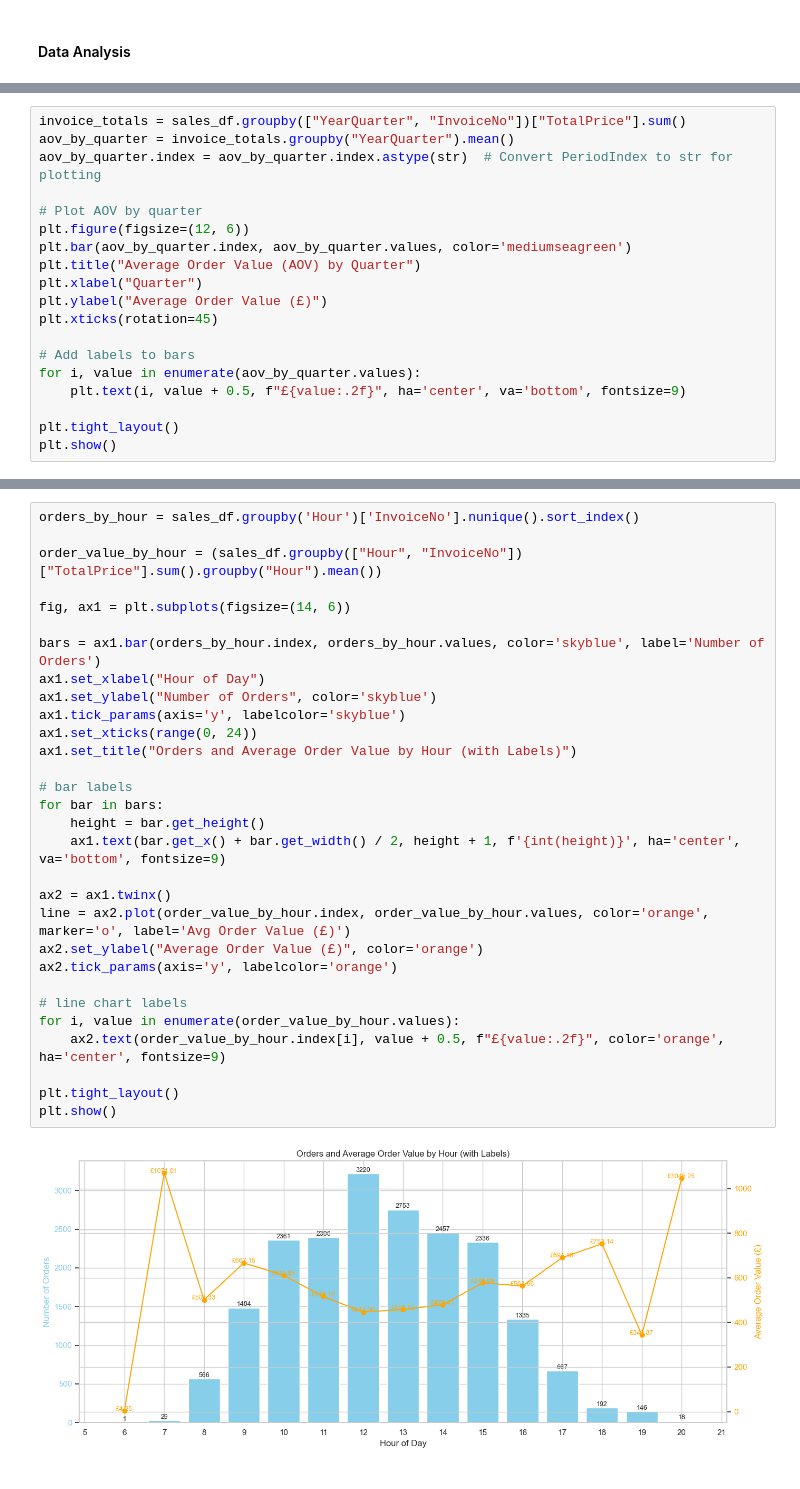
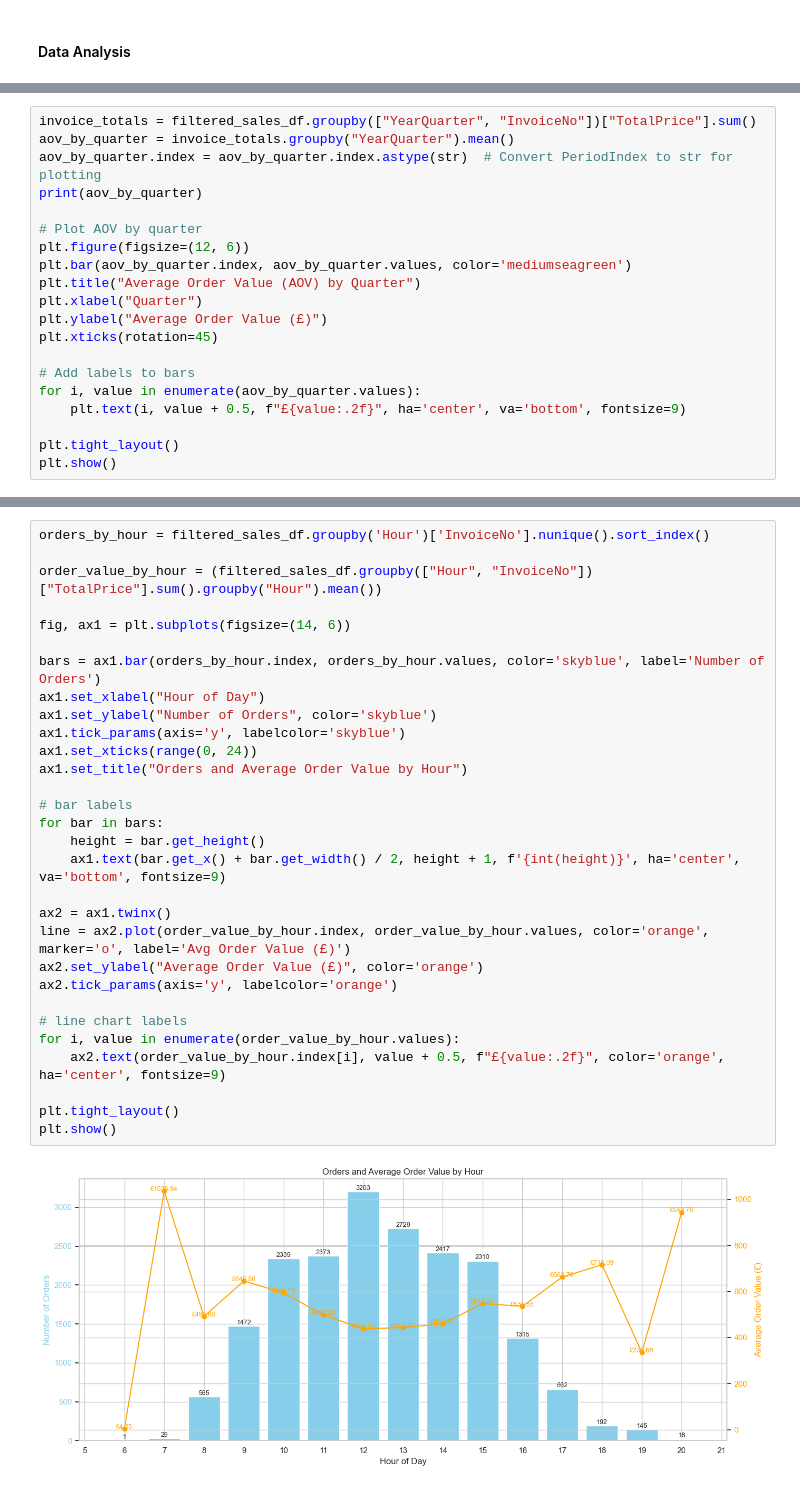
Before and after one commit to DorotasHub/online-retail-analysis, a Jupyter notebook: notebooks/data_analysis_nb.ipynb, the cells around one changed output, grey strips where cells are left out. Cells and saved outputs as stored; diff of their text form.

```diff
--- a/notebooks/data_analysis_nb.ipynb
+++ b/notebooks/data_analysis_nb.ipynb
@@ -368,8 +480,9 @@ plt.show()
 [figure]
 # %%
-invoice_totals = sales_df.groupby(["YearQuarter", "InvoiceNo"])["TotalPrice"].sum()
+invoice_totals = filtered_sales_df.groupby(["YearQuarter", "InvoiceNo"])["TotalPrice"].sum()
 aov_by_quarter = invoice_totals.groupby("YearQuarter").mean()
 aov_by_quarter.index = aov_by_quarter.index.astype(str)  # Convert PeriodIndex to str for plotting
+print(aov_by_quarter)
 
 # Plot AOV by quarter
 plt.figure(figsize=(12, 6))
@@ -442,35 +563,35 @@ Hour
 20      18
 Name: InvoiceNo, dtype: int64
 # %%
-orders_by_hour = sales_df.groupby('Hour')['InvoiceNo'].nunique().sort_index()
+orders_by_hour = filtered_sales_df.groupby('Hour')['InvoiceNo'].nunique().sort_index()
 
-order_value_by_hour = (sales_df.groupby(["Hour", "InvoiceNo"])["TotalPrice"].sum().groupby("Hour").mean())
+order_value_by_hour = (filtered_sales_df.groupby(["Hour", "InvoiceNo"])["TotalPrice"].sum().groupby("Hour").mean())
 
 fig, ax1 = plt.subplots(figsize=(14, 6))
 
 bars = ax1.bar(orders_by_hour.index, orders_by_hour.values, color='skyblue', label='Number of Orders')
 ax1.set_xlabel("Hour of Day")
 ax1.set_ylabel("Number of Orders", color='skyblue')
 ax1.tick_params(axis='y', labelcolor='skyblue')
 ax1.set_xticks(range(0, 24))
-ax1.set_title("Orders and Average Order Value by Hour (with Labels)")
+ax1.set_title("Orders and Average Order Value by Hour")
 
 # bar labels
 for bar in bars:
     height = bar.get_height()
     ax1.text(bar.get_x() + bar.get_width() / 2, height + 1, f'{int(height)}', ha='center', va='bottom', fontsize=9)
 
 ax2 = ax1.twinx()
 line = ax2.plot(order_value_by_hour.index, order_value_by_hour.values, color='orange', marker='o', label='Avg Order Value (£)')
 ax2.set_ylabel("Average Order Value (£)", color='orange')
 ax2.tick_params(axis='y', labelcolor='orange')
 
 # line chart labels
 for i, value in enumerate(order_value_by_hour.values):
     ax2.text(order_value_by_hour.index[i], value + 0.5, f"£{value:.2f}", color='orange', ha='center', fontsize=9)
 
 plt.tight_layout()
 plt.show()
 # %% [output]
-[figure, old version]
+[figure, new version]
 # %%
```
Also changed, not shown: parts of 23 cells of this notebook.
